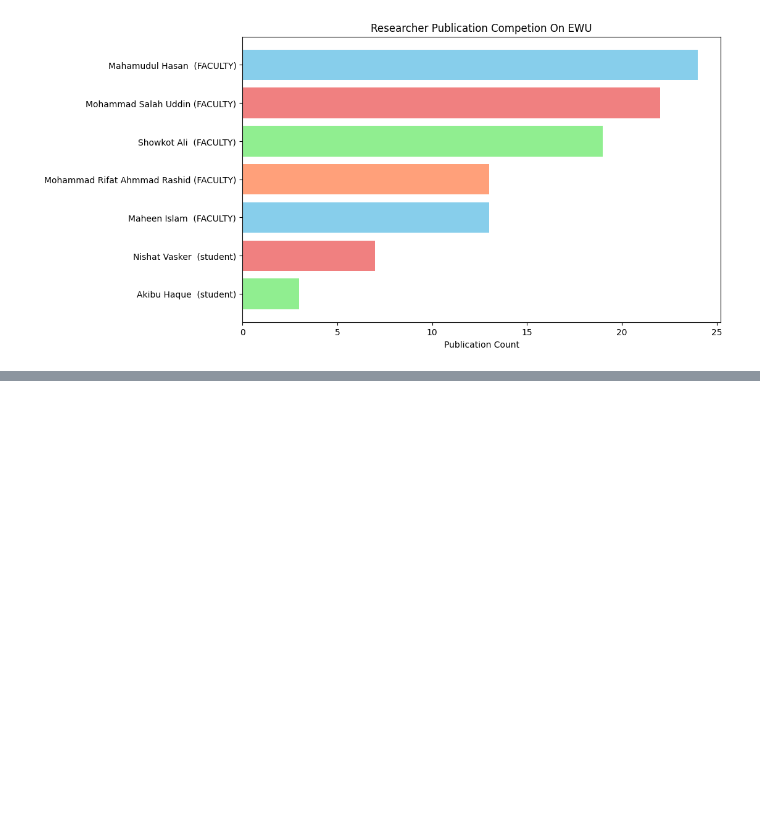
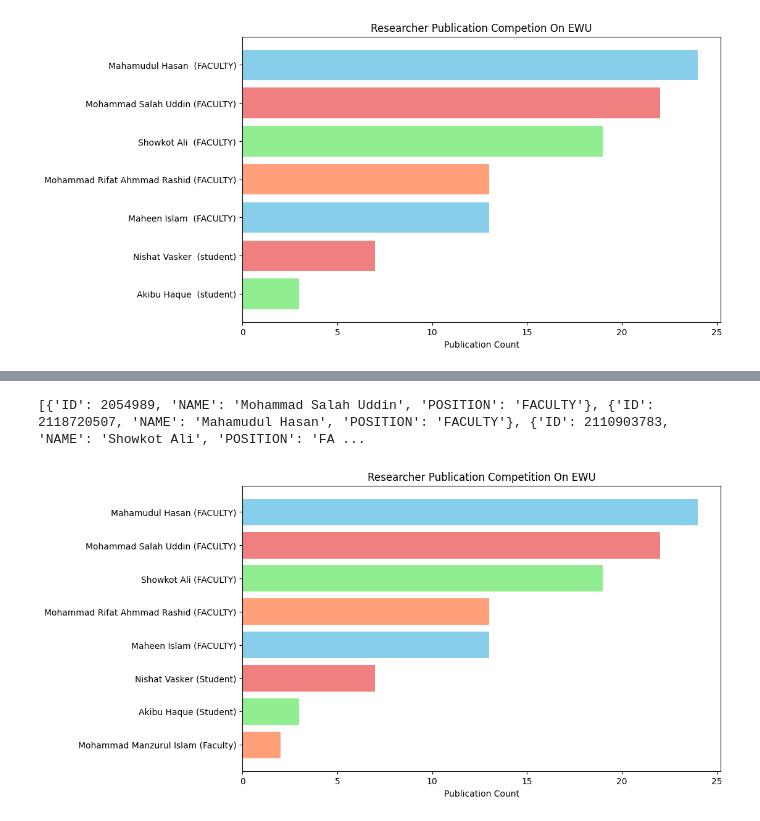
Before and after one commit to NishatVasker/University_Projects, a Jupyter notebook: CSE479_PROJECT.ipynb, the cells around one changed output, grey strips where cells are left out. Drawn from its saved outputs; the diff is of its cells as text; code cells hidden in the pictures; blank space fills up the shorter version.

```diff
--- a/CSE479_PROJECT.ipynb
+++ b/CSE479_PROJECT.ipynb
@@ -530,0 +567,78 @@ plt.show()
+# %%
+import requests
+
+# Define the web app URL that retrieves data from the Google Sheet
+web_app_url = 'https://script.google.com/macros/s/AKfycbyQ3HnZNo1WpnydCo3COYDxT2y23m6dKBD1zgtK1ECNldi68SdBgrfUW00NPnXJMGsV/exec'
+
+# Fetch data from the web app
+response = requests.get(web_app_url)
+
+if response.status_code == 200:
+    data = response.json()
+    print(data)  # Print the retrieved data structure
+else:
+    print(f"Failed to retrieve data from the web app. Status code: {response.status_code}")
+# %% [output]
+[{'ID': 2054989, 'NAME': 'Mohammad Salah Uddin', 'POSITION': 'FACULTY'}, {'ID': 2118720507, 'NAME': 'Mahamudul Hasan', 'POSITION': 'FACULTY'}, {'ID': 2110903783, 'NAME': 'Showkot Ali', 'POSITION': 'FA ...
+# %%
+import requests
+import matplotlib.pyplot as plt
+
+# Define the web app URL
+web_app_url = "https://script.google.com/macros/s/AKfycbyQ3HnZNo1WpnydCo3COYDxT2y23m6dKBD1zgtK1ECNldi68SdBgrfUW00NPnXJMGsV/exec"
+
+# Fetch data from the web app
+response = requests.get(web_app_url)
+
+if response.status_code == 200:
+    data = response.json()
+
+    # Define colors for the bars
+    colors = ['skyblue', 'lightcoral', 'lightgreen', 'lightsalmon']
+
+    # Function to fetch publication data for a researcher
+    def fetch_publication_count(author_id):
+        url = f"https://api.semanticscholar.org/graph/v1/author/{author_id}?fields=papers.authors"
+        response = requests.get(url)
+
+        if response.status_code == 200:
+            data = response.json()
+            author_publications = data.get("papers", [])
+            publication_count = len(author_publications)
+            return publication_count
+        else:
+            return 0
+
+    # Fetch and rank publication counts for each researcher
+    researcher_rankings = []
+
+    for researcher in data:
+        researcher_id = researcher["ID"]
+        researcher_name = f"{researcher['NAME']} ({researcher['POSITION']})"
+        publication_count = fetch_publication_count(researcher_id)
+        researcher_rankings.append({
+            "researcher_id": researcher_id,
+            "researcher_name": researcher_name,
+            "publication_count": publication_count
+        })
+
+    # Sort researchers by publication count in descending order
+    researcher_rankings.sort(key=lambda x: x["publication_count"], reverse=True)
+
+    # Extract researcher names and publication counts for the chart
+    researcher_names = [researcher["researcher_name"] for researcher in researcher_rankings]
+    publication_counts = [researcher["publication_count"] for researcher in researcher_rankings]
+
+    # Create a colorful bar chart
+    plt.figure(figsize=(10, 6))
+    plt.barh(researcher_names, publication_counts, color=colors)
+    plt.xlabel('Publication Count')
+    plt.title('Researcher Publication Competition On EWU')
+    plt.gca().invert_yaxis()  # Reverse the order to show the highest count at the top
+
+    # Display the chart
+    plt.show()
+else:
+    print(f"Failed to retrieve data from the web app. Status code: {response.status_code}")
+# %% [output]
+[figure, added]
```
Also changed, not shown: parts of 7 cells of this notebook.
